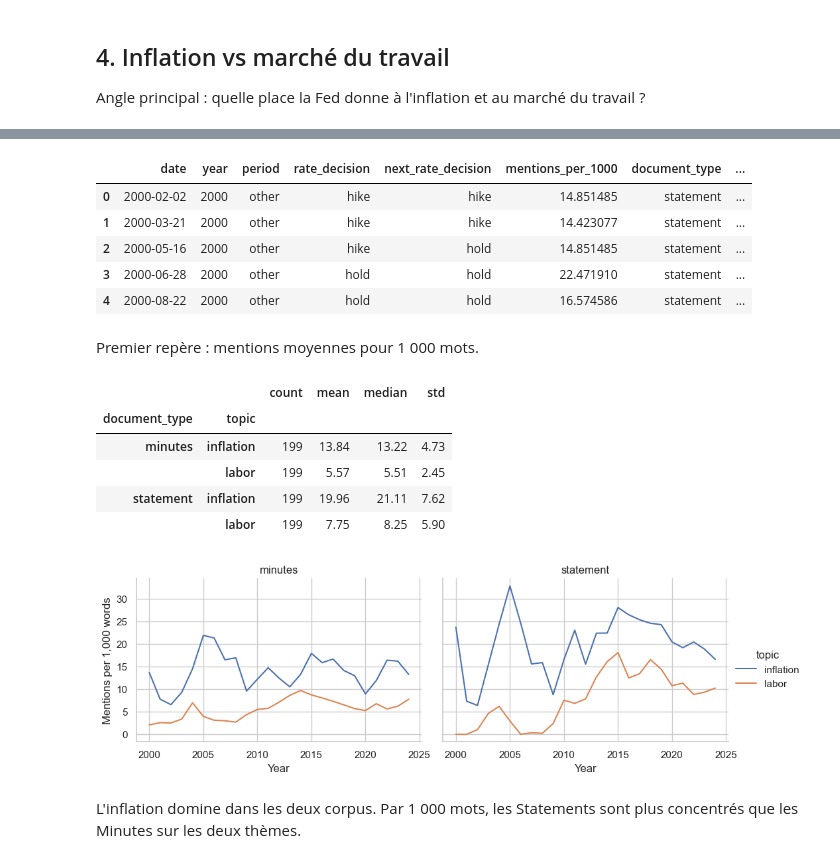
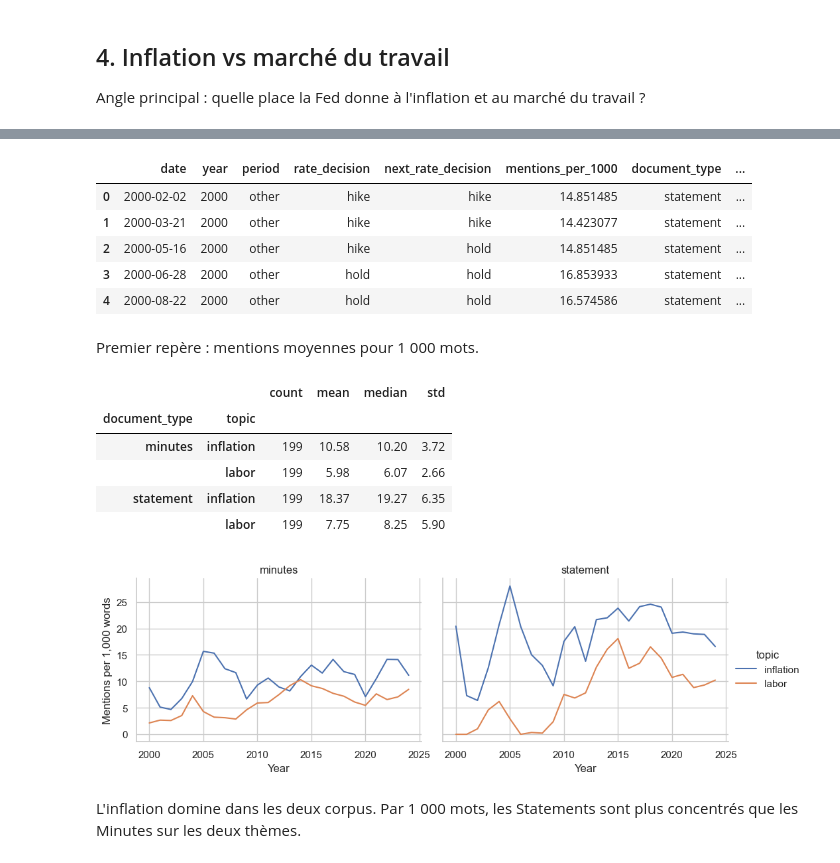
Before and after one commit to kmlst/ml_for_nlp, a Jupyter notebook: notebooks/fomc_document_analysis.ipynb, the cells around one changed output, grey strips where cells are left out. Drawn from its saved outputs; the diff is of its cells as text; code cells hidden in the pictures.

```diff
--- a/notebooks/fomc_document_analysis.ipynb
+++ b/notebooks/fomc_document_analysis.ipynb
@@ -159,15 +159,15 @@ Name: count, dtype: int64
 Angle principal : quelle place la Fed donne à l'inflation et au marché du travail ?
 # %%
 INFLATION_TERMS = [
-    "inflation", "inflationary", "prices", "price stability", "price pressures",
+    "inflation", "inflationary", "price stability", "price pressures",
     "inflation expectations", "core inflation", "pce inflation", "consumer prices",
-    "energy prices", "food prices", "disinflation",
+    "energy prices", "food prices", "cost pressures", "supply constraints", "disinflation",
 ]
 
 LABOR_TERMS = [
     "employment", "unemployment", "labor market", "job gains", "payrolls",
     "hiring", "layoffs", "wages", "labor demand", "labor supply",
-    "labor force", "slack",
+    "labor force", "slack", "participation", "vacancies", "job openings",
 ]
 
 pd.DataFrame({
@@ -191,11 +194,12 @@ pd.DataFrame({
 # %%
+def count_term_occurrences(text, term):
+    text = clean_text(text)
+    pattern = re.escape(term.lower()).replace(r"\ ", r"\s+")
+    return len(re.findall(rf"\b{pattern}\b", text))
+
+
 def count_terms(text, terms):
-    text = clean_text(text)
-    total = 0
-    for term in terms:
-        pattern = re.escape(term.lower()).replace(r"\ ", r"\s+")
-        total += len(re.findall(rf"\b{pattern}\b", text))
-    return total
+    return sum(count_term_occurrences(text, term) for term in terms)
 
 
 def add_topic_score(data, corpus, topic, terms):
@@ -226,6 +230,7 @@ def period_label(date):
 
 
 PERIOD_ORDER = ["2001 recession", "GFC", "Covid shock", "post-Covid inflation", "other"]
+
 
 df = (
     df.sort_values("date")
@@ -241,36 +246,36 @@ df = (
         next_rate_decision=lambda x: x["rate_decision"].shift(-1),
     )
     .assign(
         minutes_minus_statement_balance=lambda x: x["minutes_balance"] - x["statement_balance"],
         period=lambda x: pd.Categorical(x["period"], categories=PERIOD_ORDER, ordered=True),
     )
 )
 
 topic_long = (
     df.loc[:, [
         "date", "year", "period", "rate_decision", "next_rate_decision",
         "statement_inflation_per_1000", "statement_labor_per_1000",
         "minutes_inflation_per_1000", "minutes_labor_per_1000",
     ]]
     .melt(
         id_vars=["date", "year", "period", "rate_decision", "next_rate_decision"],
         var_name="measure",
         value_name="mentions_per_1000",
     )
     .assign(
-        document_type=lambda x: x["measure"].str.extract(r"^(statement|minutes)"),
-        topic=lambda x: x["measure"].str.extract(r"_(inflation|labor)_"),
+        document_type=lambda x: x["measure"].str.extract(r"^(statement|minutes)")[0],
+        topic=lambda x: x["measure"].str.extract(r"_(inflation|labor)_")[0],
     )
     .drop(columns="measure")
 )
 
 topic_long.head()
 # %% [output]
 |  | date | year | period | rate_decision | next_rate_decision | mentions_per_1000 | document_type | ... |
 | 0 | 2000-02-02 | 2000 | other | hike | hike | 14.851485 | statement | ... |
 | 1 | 2000-03-21 | 2000 | other | hike | hike | 14.423077 | statement | ... |
 | 2 | 2000-05-16 | 2000 | other | hike | hold | 14.851485 | statement | ... |
-| 3 | 2000-06-28 | 2000 | other | hold | hold | 22.471910 | statement | ... |
+| 3 | 2000-06-28 | 2000 | other | hold | hold | 16.853933 | statement | ... |
 | 4 | 2000-08-22 | 2000 | other | hold | hold | 16.574586 | statement | ... |
 # %% [markdown]
 Premier repère : mentions moyennes pour 1 000 mots.
@@ -284,9 +289,9 @@ Premier repère : mentions moyennes pour 1 000 mots.
 # %% [output]
 |  |  | count | mean | median | std |
 | document_type | topic |  |  |  |  |
-| minutes | inflation | 199 | 13.84 | 13.22 | 4.73 |
-|  | labor | 199 | 5.57 | 5.51 | 2.45 |
-| statement | inflation | 199 | 19.96 | 21.11 | 7.62 |
+| minutes | inflation | 199 | 10.58 | 10.20 | 3.72 |
+|  | labor | 199 | 5.98 | 6.07 | 2.66 |
+| statement | inflation | 199 | 18.37 | 19.27 | 6.35 |
 |  | labor | 199 | 7.75 | 8.25 | 5.90 |
 # %%
 yearly_topics = (
@@ -308,7 +313,7 @@ g = sns.relplot(
 g.set_axis_labels("Year", "Mentions per 1,000 words")
 g.set_titles("{col_name}");
 # %% [output]
-[figure, old version]
+[figure, new version]
 # %% [markdown]
 L'inflation domine dans les deux corpus. Par 1 000 mots, les Statements sont plus concentrés que les Minutes sur les deux thèmes.
 # %% [markdown]
```
Also changed, not shown: parts of 13 cells of this notebook, 9 other files.
